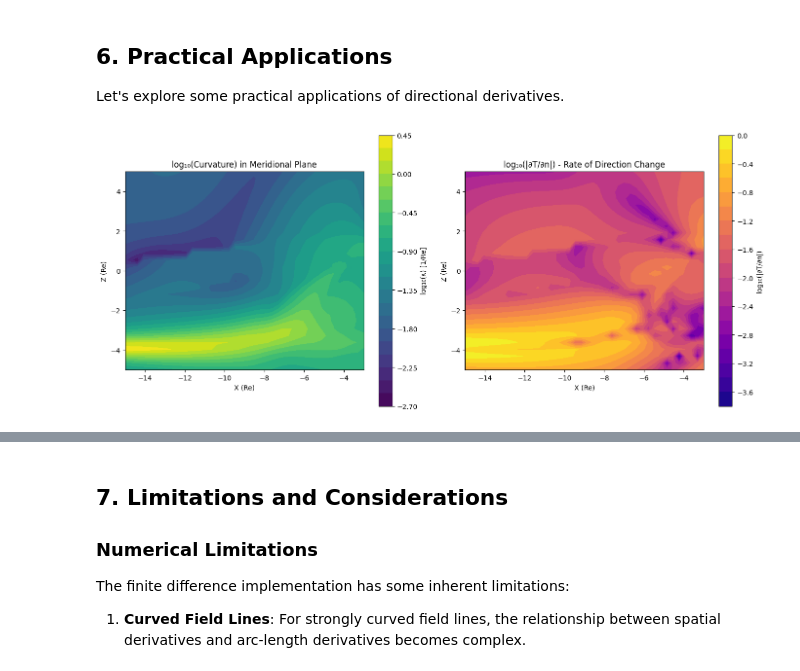
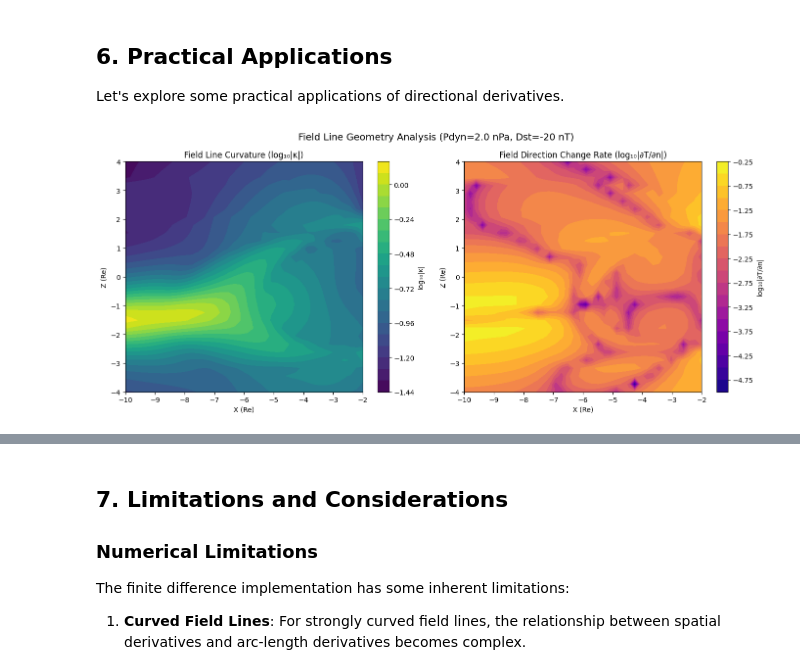
Before and after one commit to Butadiene/Mageometry, a Jupyter notebook: examples/notebooks/12_field_line_directional_derivatives_guide.ipynb, the cells around one changed output, grey strips where cells are left out. Cells and saved outputs as stored; diff of their text form; code cells hidden in the pictures.

```diff
--- a/examples/notebooks/12_field_line_directional_derivatives_guide.ipynb
+++ b/examples/notebooks/12_field_line_directional_derivatives_guide.ipynb
@@ -565,55 +524,58 @@ Let's explore some practical applications of directional derivatives.
 # %%
 # Application 1: Analyzing field line complexity
 # Create a meridional plane grid
-x_grid = np.linspace(-15, -3, 40)
-z_grid = np.linspace(-5, 5, 30)
+x_grid = np.linspace(-10, -2, 40)
+z_grid = np.linspace(-4, 4, 30)
 X, Z = np.meshgrid(x_grid, z_grid)
 Y = np.zeros_like(X)
 
-# Flatten for calculation
+# Flatten for vectorized calculation
 x_flat = X.flatten()
 y_flat = Y.flatten()
 z_flat = Z.flatten()
 
 # Calculate curvature and directional derivatives
-curvature = field_line_curvature_vectorized(
-    t96_vectorized, parmod, ps, x_flat, y_flat, z_flat
-)
-dT_dn = field_line_tangent_normal_derivative_vectorized(
+derivatives = field_line_directional_derivatives_vectorized(
     t96_vectorized, parmod, ps, x_flat, y_flat, z_flat
 )
 
-# Magnitude of ∂T/∂n indicates how rapidly the field direction changes
-dT_dn_mag = np.sqrt(dT_dn[0]**2 + dT_dn[1]**2 + dT_dn[2]**2)
+# Extract curvature (κ = (∂T/∂T)·n)
+curvature = derivatives['dT_dT_n']
+
+# Calculate magnitude of ∂T/∂n to see how rapidly field direction changes
+# Need to get the full derivative components
+# For now, use the scalar projections we have
+dT_dn_n = derivatives['dT_dn_n']
+dT_dn_b = derivatives['dT_dn_b']
+
+# Approximate magnitude (not exact without full vector components)
+dT_dn_mag = np.sqrt(dT_dn_n**2 + dT_dn_b**2)
 
 # Reshape for plotting
 curvature_grid = curvature.reshape(X.shape)
 dT_dn_mag_grid = dT_dn_mag.reshape(X.shape)
 
 # Create visualization
 fig, axes = plt.subplots(1, 2, figsize=(14, 6))
 
 # Plot curvature
 ax = axes[0]
-im1 = ax.contourf(X, Z, np.log10(curvature_grid + 1e-6), levels=20, cmap='viridis')
+c1 = ax.contourf(X, Z, np.log10(np.abs(curvature_grid) + 1e-10), levels=20, cmap='viridis')
 ax.set_xlabel('X (Re)')
 ax.set_ylabel('Z (Re)')
-ax.set_title('log₁₀(Curvature) in Meridional Plane')
-ax.set_aspect('equal')
-cbar1 = plt.colorbar(im1, ax=ax)
-cbar1.set_label('log₁₀(κ) [1/Re]')
+ax.set_title('Field Line Curvature (log₁₀|κ|)')
+plt.colorbar(c1, ax=ax, label='log₁₀|κ|')
 
-# Plot |∂T/∂n|
+# Plot |∂T/∂n| magnitude
 ax = axes[1]
-im2 = ax.contourf(X, Z, np.log10(dT_dn_mag_grid + 1e-6), levels=20, cmap='plasma')
+c2 = ax.contourf(X, Z, np.log10(dT_dn_mag_grid + 1e-10), levels=20, cmap='plasma')
 ax.set_xlabel('X (Re)')
 ax.set_ylabel('Z (Re)')
-ax.set_title('log₁₀(|∂T/∂n|) - Rate of Direction Change')
-ax.set_aspect('equal')
-cbar2 = plt.colorbar(im2, ax=ax)
-cbar2.set_label('log₁₀(|∂T/∂n|)')
+ax.set_title('Field Direction Change Rate (log₁₀|∂T/∂n|)')
+plt.colorbar(c2, ax=ax, label='log₁₀|∂T/∂n|')
 
+plt.suptitle(f'Field Line Geometry Analysis (Pdyn={Pdyn} nPa, Dst={Dst} nT)', fontsize=14)
 plt.tight_layout()
 plt.show()
 # %% [output]
-[figure, old version]
+[figure, new version]
```
Also changed, not shown: parts of 21 cells of this notebook, 23 other files.
